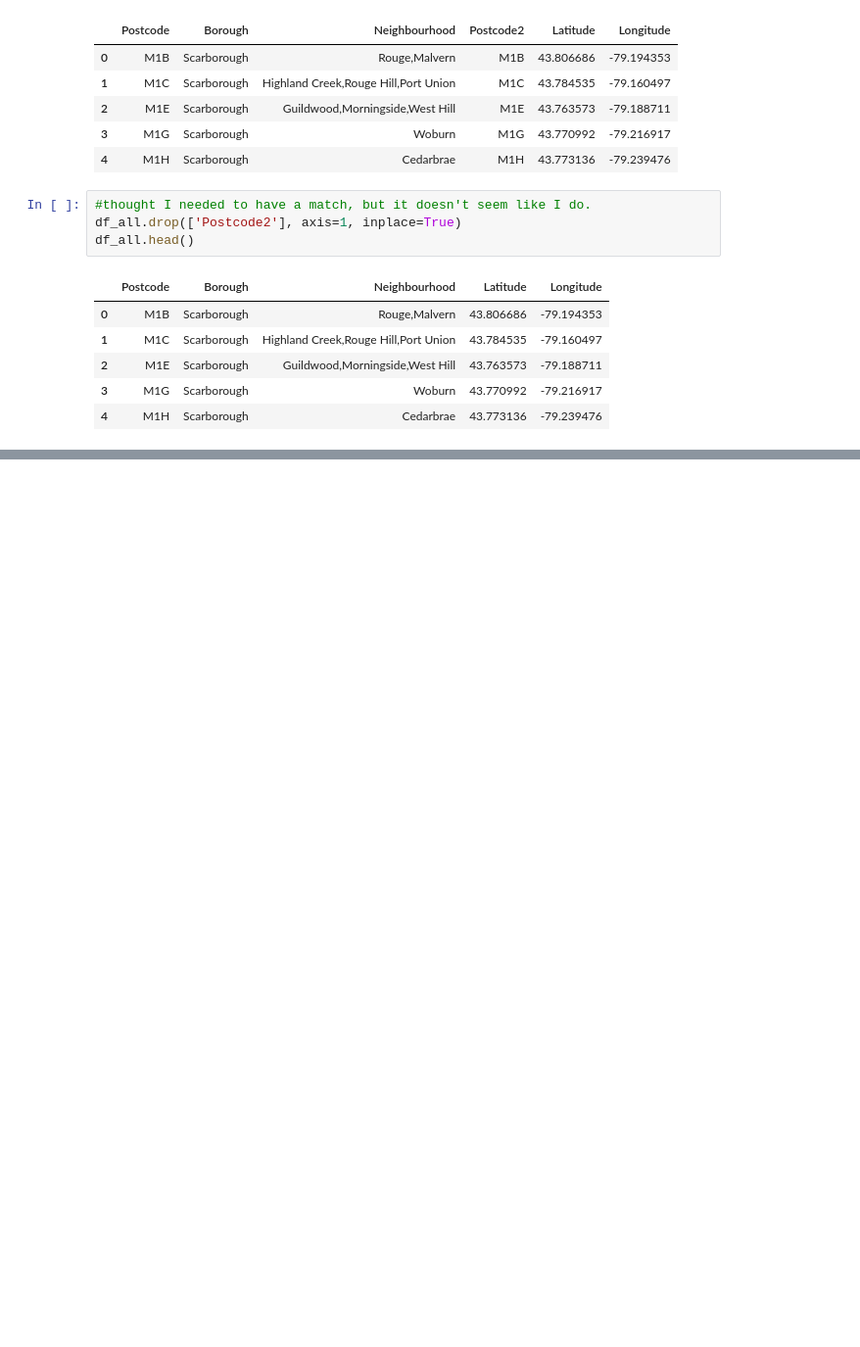
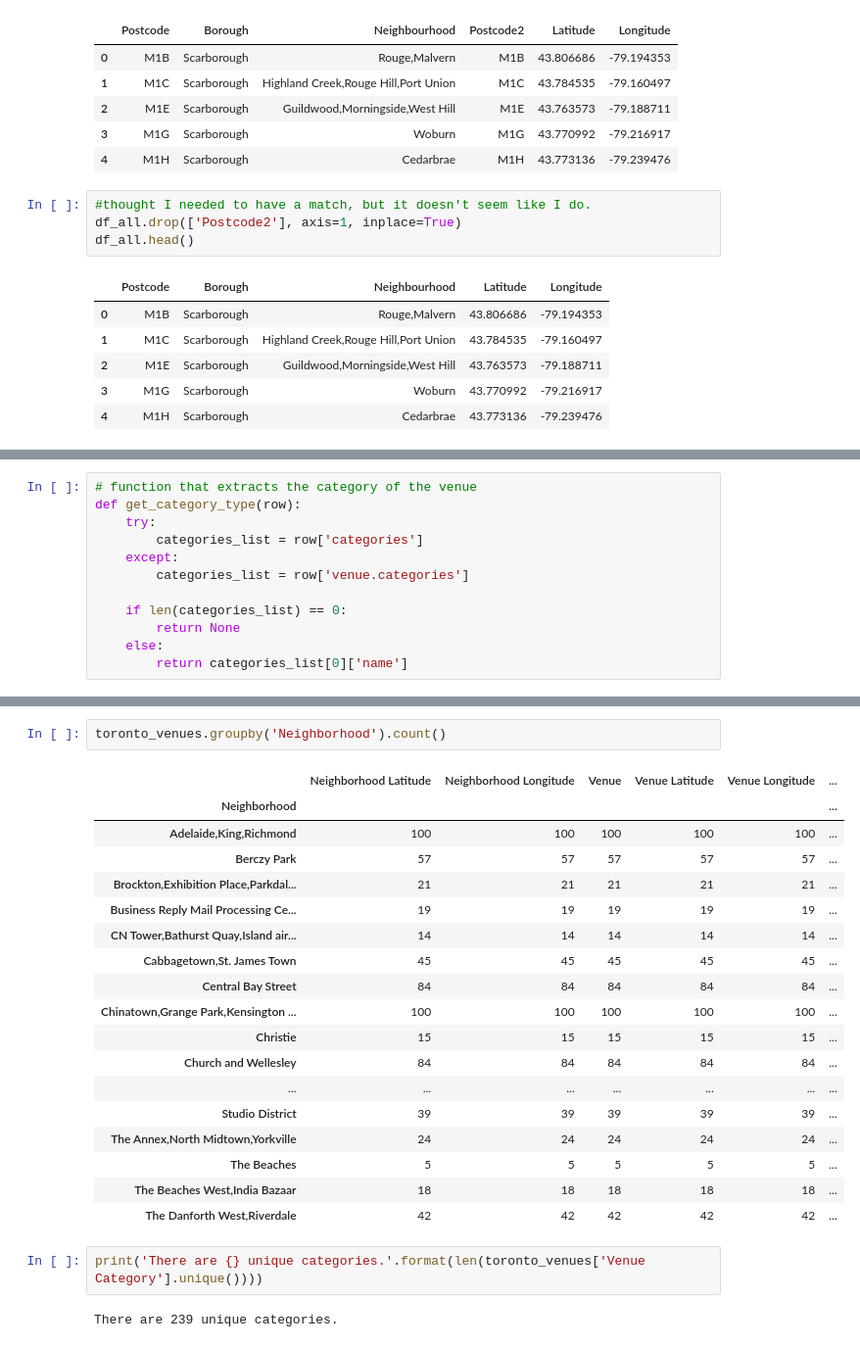
Before and after one commit to dataSciK12/Coursera_Capstone, a Jupyter notebook: Week3 Capstone-Github submission.ipynb, the cells around one changed output, grey strips where cells are left out. Shown at 98% size. Cells and saved outputs as stored; diff of their text form; blank space fills up the shorter version.

```diff
--- a/Week3 Capstone-Github submission.ipynb
+++ b/Week3 Capstone-Github submission.ipynb
@@ -140,0 +356,12 @@ df_all.head()
+# %%
+# function that extracts the category of the venue
+def get_category_type(row):
+    try:
+        categories_list = row['categories']
+    except:
+        categories_list = row['venue.categories']
+
+    if len(categories_list) == 0:
+        return None
+    else:
+        return categories_list[0]['name']
@@ -140,0 +474,25 @@ df_all.head()
+# %%
+toronto_venues.groupby('Neighborhood').count()
+# %% [output]
+|  | Neighborhood Latitude | Neighborhood Longitude | Venue | Venue Latitude | Venue Longitude | ... |
+| Neighborhood |  |  |  |  |  | ... |
+| Adelaide,King,Richmond | 100 | 100 | 100 | 100 | 100 | ... |
+| Berczy Park | 57 | 57 | 57 | 57 | 57 | ... |
+| Brockton,Exhibition Place,Parkdal... | 21 | 21 | 21 | 21 | 21 | ... |
+| Business Reply Mail Processing Ce... | 19 | 19 | 19 | 19 | 19 | ... |
+| CN Tower,Bathurst Quay,Island air... | 14 | 14 | 14 | 14 | 14 | ... |
+| Cabbagetown,St. James Town | 45 | 45 | 45 | 45 | 45 | ... |
+| Central Bay Street | 84 | 84 | 84 | 84 | 84 | ... |
+| Chinatown,Grange Park,Kensington ... | 100 | 100 | 100 | 100 | 100 | ... |
+| Christie | 15 | 15 | 15 | 15 | 15 | ... |
+| Church and Wellesley | 84 | 84 | 84 | 84 | 84 | ... |
+| ... | ... | ... | ... | ... | ... | ... |
+| Studio District | 39 | 39 | 39 | 39 | 39 | ... |
+| The Annex,North Midtown,Yorkville | 24 | 24 | 24 | 24 | 24 | ... |
+| The Beaches | 5 | 5 | 5 | 5 | 5 | ... |
+| The Beaches West,India Bazaar | 18 | 18 | 18 | 18 | 18 | ... |
+| The Danforth West,Riverdale | 42 | 42 | 42 | 42 | 42 | ... |
+# %%
+print('There are {} unique categories.'.format(len(toronto_venues['Venue Category'].unique())))
+# %% [output]
+There are 239 unique categories.
```
Also changed, not shown: parts of 33 cells of this notebook.
